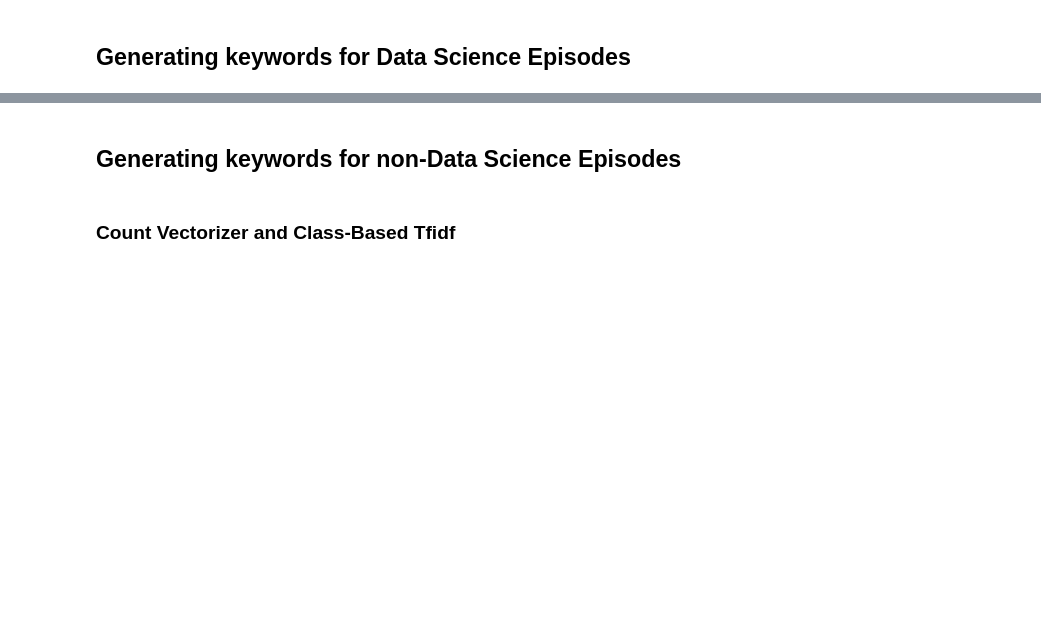
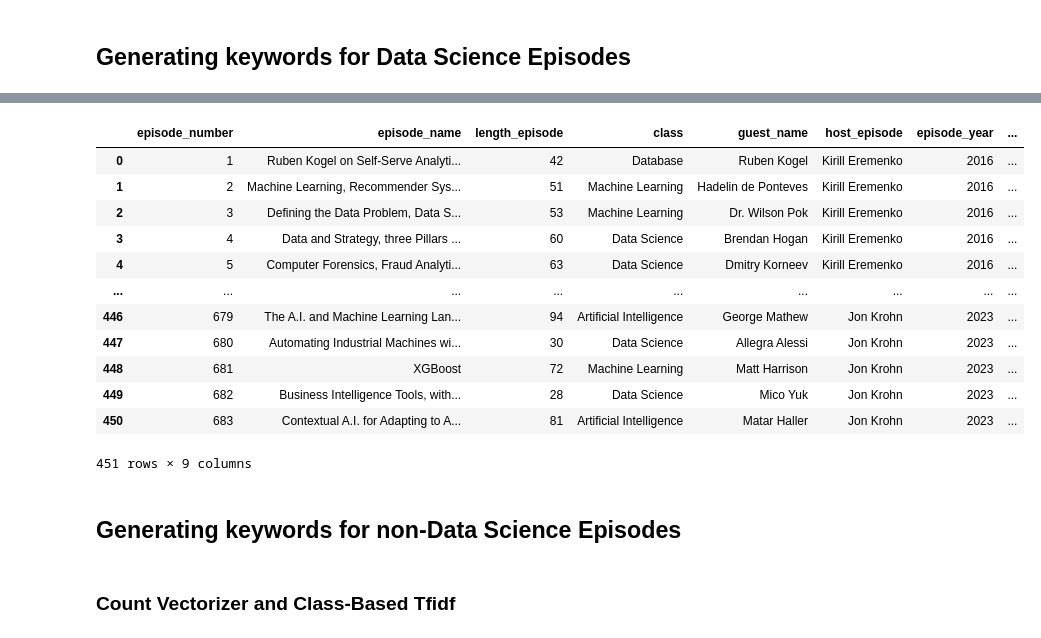
Before and after one commit to ashamaheshwari/SDS_podcast_analysis, a Jupyter notebook: notebooks/6. Keyword_Extraction.ipynb, the cells around one changed output, grey strips where cells are left out. Saved outputs shown, nothing was run; the diff lists cells and outputs as text; code cells hidden in the pictures; blank space fills up the shorter version.

```diff
--- a/notebooks/6. Keyword_Extraction.ipynb
+++ b/notebooks/6. Keyword_Extraction.ipynb
@@ -11,0 +34,14 @@ sds_non_data = pd.read_csv('../data/sds_nds_text.csv')
+# %%
+# Function to clean the text
+def lower_text(text):
+    # Lowercase the text
+    if isinstance(text, float):
+        return text
+    text = text.lower()
+    # Remove punctuation from the text
+    #text = text.translate(str.maketrans("", "", string.punctuation))
+    # Remove digits from the text
+    #text = ''.join(char for char in text if not char.isdigit())
+    return text
+# %%
+sds_data['episode_split_text'] = sds_data['episode_split_text'].apply(lower_text)
@@ -12,4 +50,4 @@ sds_non_data = pd.read_csv('../data/sds_nds_text.csv')
 # %% [markdown]
 ## Generating keywords for Data Science Episodes
 # %%
-sds_ds_processed = pd.DataFrame(sds_data.groupby(['episode_number', 'episode_name', 'length_episode', 'class', 'guest_name', 'host_episode', 'episode_year', 'episode_date'])['episode_split_text'].agg(lambda x: ' '.join(str(i) for i in x))).reset_index()
+sds_ds_combined = pd.DataFrame(sds_data.groupby(['episode_number', 'episode_name', 'length_episode', 'class', 'guest_name', 'host_episode', 'episode_year', 'episode_date'])['episode_split_text'].agg(lambda x: ' '.join(str(i) for i in x))).reset_index()
@@ -16,3 +56,19 @@ sds_ds_processed = pd.DataFrame(sds_data.groupby(['episode_number', 'episode_nam
+# %%
+sds_ds_combined
+# %% [output]
+|  | episode_number | episode_name | length_episode | class | guest_name | host_episode | episode_year | ... |
+| 0 | 1 | Ruben Kogel on Self-Serve Analyti... | 42 | Database | Ruben Kogel | Kirill Eremenko | 2016 | ... |
+| 1 | 2 | Machine Learning, Recommender Sys... | 51 | Machine Learning | Hadelin de Ponteves | Kirill Eremenko | 2016 | ... |
+| 2 | 3 | Defining the Data Problem, Data S... | 53 | Machine Learning | Dr. Wilson Pok | Kirill Eremenko | 2016 | ... |
+| 3 | 4 | Data and Strategy, three Pillars ... | 60 | Data Science | Brendan Hogan | Kirill Eremenko | 2016 | ... |
+| 4 | 5 | Computer Forensics, Fraud Analyti... | 63 | Data Science | Dmitry Korneev | Kirill Eremenko | 2016 | ... |
+| ... | ... | ... | ... | ... | ... | ... | ... | ... |
+| 446 | 679 | The A.I. and Machine Learning Lan... | 94 | Artificial Intelligence | George Mathew | Jon Krohn | 2023 | ... |
+| 447 | 680 | Automating Industrial Machines wi... | 30 | Data Science | Allegra Alessi | Jon Krohn | 2023 | ... |
+| 448 | 681 | XGBoost | 72 | Machine Learning | Matt Harrison | Jon Krohn | 2023 | ... |
+| 449 | 682 | Business Intelligence Tools, with... | 28 | Data Science | Mico Yuk | Jon Krohn | 2023 | ... |
+| 450 | 683 | Contextual A.I. for Adapting to A... | 81 | Artificial Intelligence | Matar Haller | Jon Krohn | 2023 | ... |
+451 rows × 9 columns
 # %%
 # Remove episode 202 and 546 with no text in episode_split_text
 #sds_processed =
```
Also changed, not shown: parts of 8 cells of this notebook, 2 other files.
